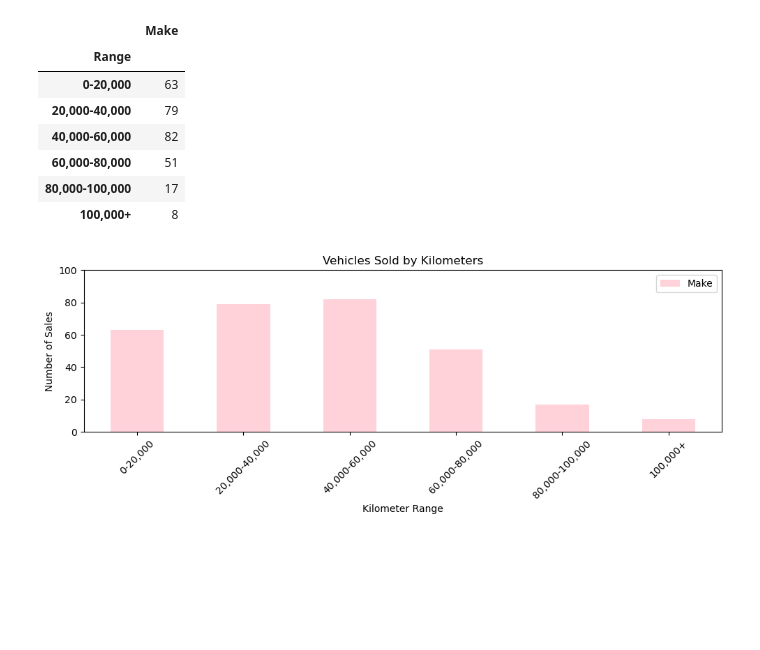
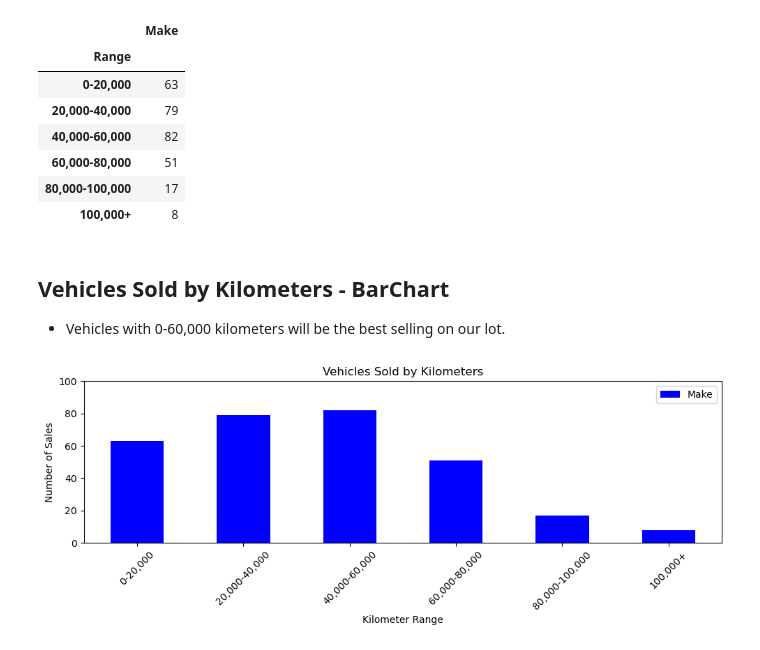
Before and after one commit to cassiegraf/project1, a Jupyter notebook: analysis/analysis.ipynb, the cells around one changed output. Saved outputs shown, nothing was run; the diff lists cells and outputs as text; code cells hidden in the pictures; blank space fills up the shorter version.

Commit message:
final code with blue charts

```diff
--- a/analysis/analysis.ipynb
+++ b/analysis/analysis.ipynb
@@ -232,14 +236,19 @@ km_df
 | 60,000-80,000 | 51 |
 | 80,000-100,000 | 17 |
 | 100,000+ | 8 |
+# %% [markdown]
+## Vehicles Sold by Kilometers - BarChart
+
+ - Vehicles with 0-60,000 kilometers will be the best selling on our lot.
 # %%
-km_bar = km_df.plot(kind="bar", facecolor='pink', alpha=0.7, figsize=(10,4),
+km_bar = km_df.plot(kind="bar", facecolor='blue', figsize=(10,4),
                         title = "Vehicles Sold by Kilometers",
                         xlabel="Kilometer Range",
                         ylabel="Number of Sales")
 plt.ylim(0, 100, 20)
+xticklabels=["0-20,000", "20,000-40,000", "40,000-60,000", "60,000-80,000", "80,000-100,000", "100,000+"]
 km_bar.set_xticklabels(xticklabels, rotation=45)
 plt.tight_layout()
 plt.savefig("../analysis/KilomBar.png", dpi=200)
 # %% [output]
-[figure, old version]
+[figure, new version]
```
Also changed, not shown: parts of 6 cells of this notebook, 2 other files.
